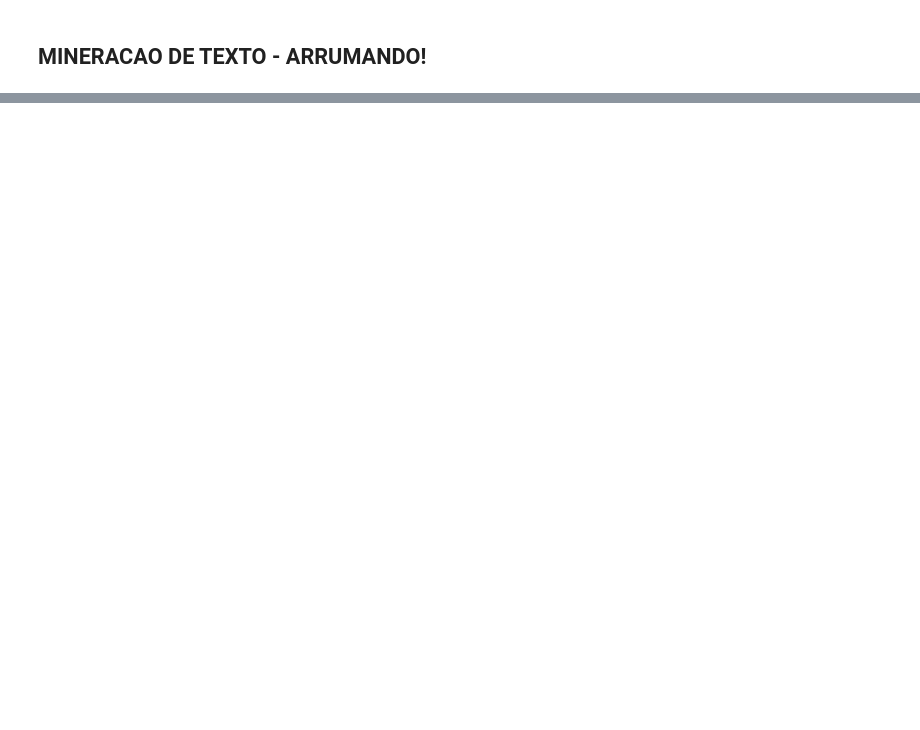
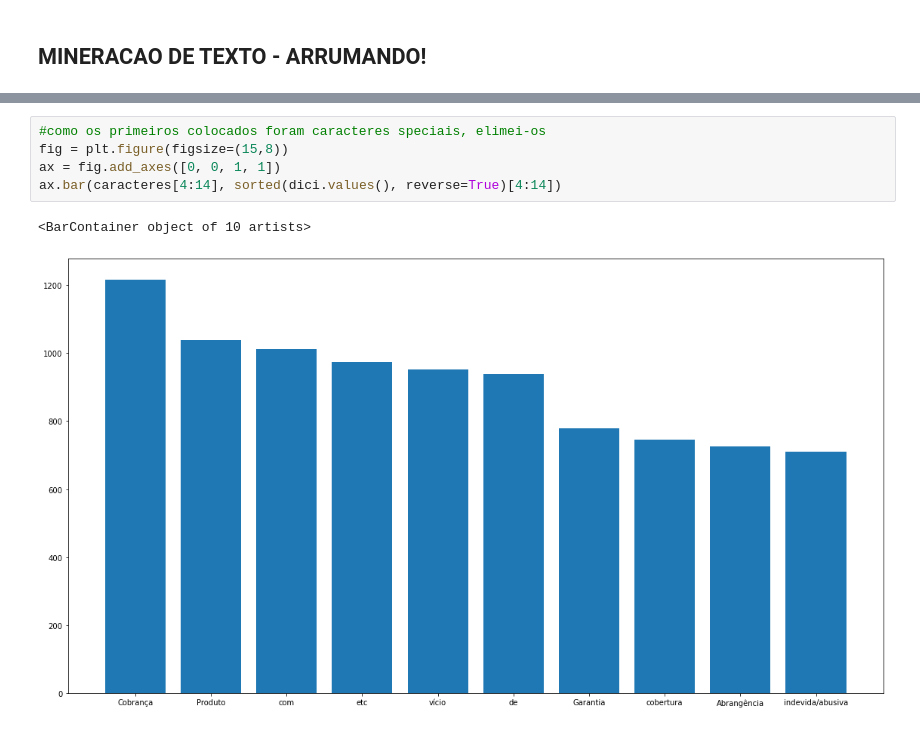
Before and after one commit to Wolfgang-Amadeus-Mozart/CC_Uninove_7Semestre, a Jupyter notebook: CC7 Semestre - Git Hub/Inteligencia_Artificial/Atividade 2/Atividades (1).ipynb, the cells around one changed output, grey strips where cells are left out. Saved outputs shown, nothing was run; the diff lists cells and outputs as text; blank space fills up the shorter version.

```diff
--- a/CC7 Semestre - Git Hub/Inteligencia_Artificial/Atividade 2/Atividades (1).ipynb
+++ b/CC7 Semestre - Git Hub/Inteligencia_Artificial/Atividade 2/Atividades (1).ipynb
@@ -217,0 +249,8 @@ print(vectorizer.vocabulary_) # Apresenta o volcabulário com a contagem
+# %%
+#como os primeiros colocados foram caracteres speciais, elimei-os
+fig = plt.figure(figsize=(15,8))
+ax = fig.add_axes([0, 0, 1, 1])
+ax.bar(caracteres[4:14], sorted(dici.values(), reverse=True)[4:14])
+# %% [output]
+<BarContainer object of 10 artists>
+[figure, added]
```
Also changed, not shown: parts of 10 cells of this notebook, 1 other file.
